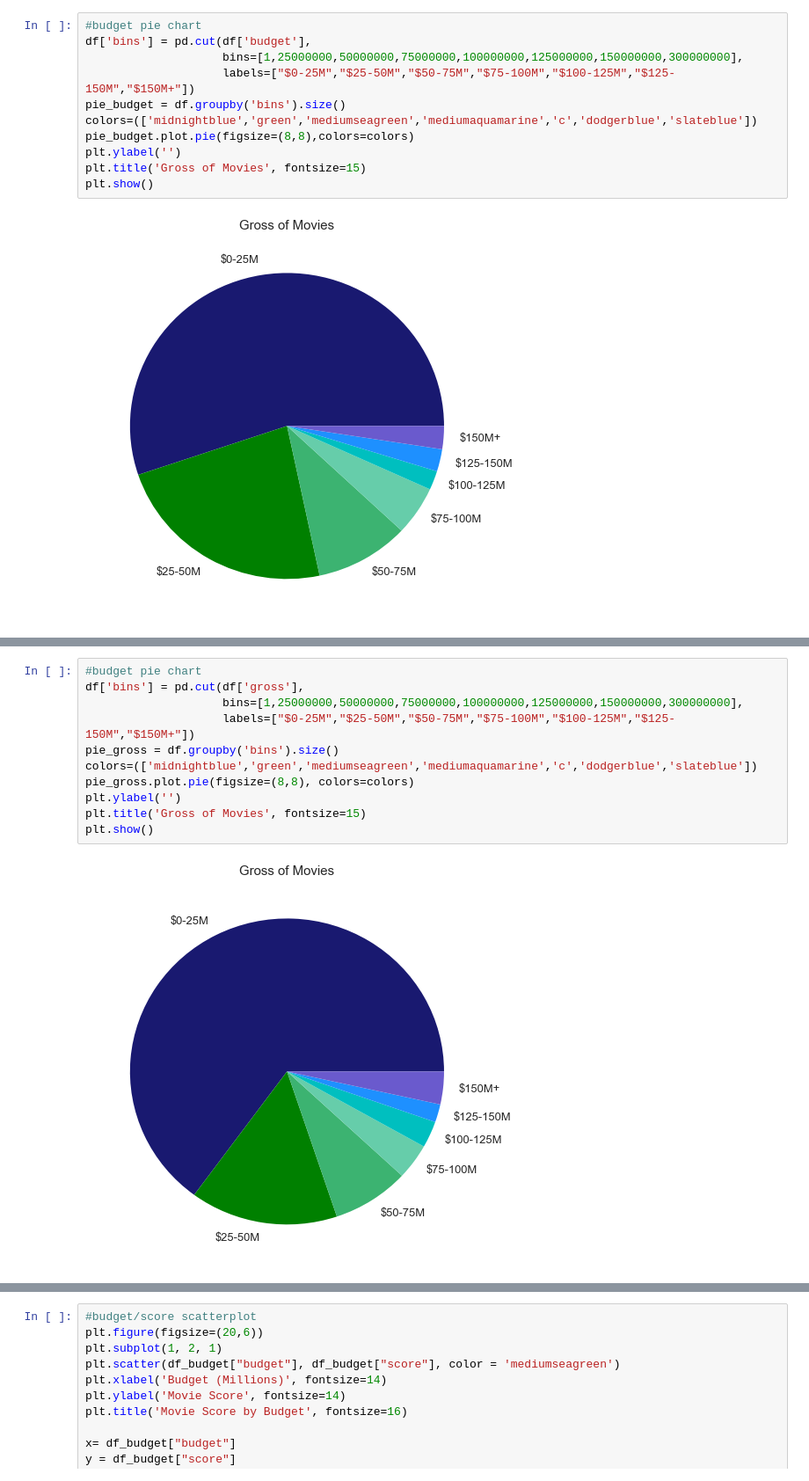
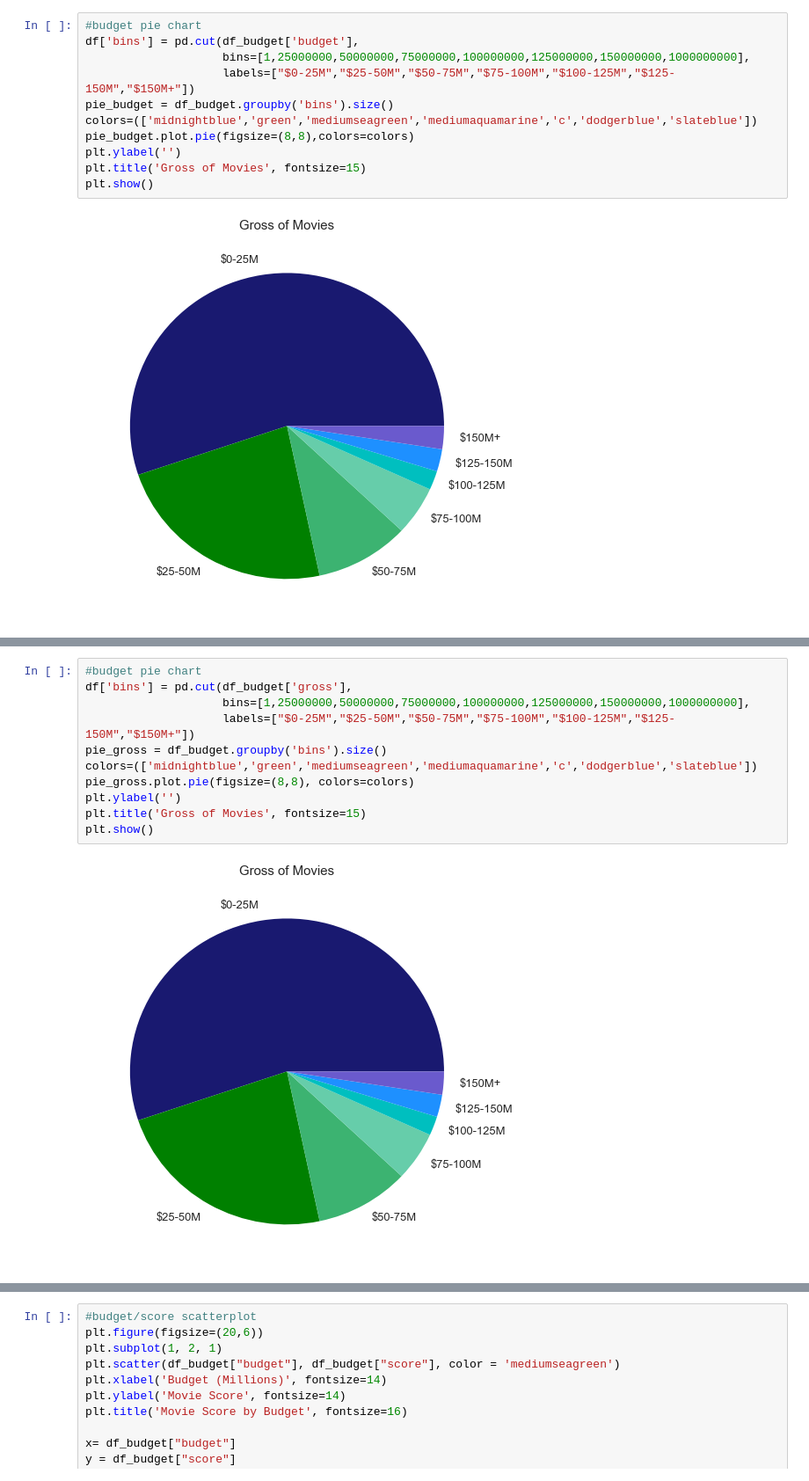
Before and after one commit to Toddizmo/Thinkful, a Jupyter notebook: Olsen_Todd_Capstone.ipynb, the cells around one changed output, grey strips where cells are left out. Shown at 88% size. Drawn from its saved outputs; the diff is of its cells as text.

```diff
--- a/Olsen_Todd_Capstone.ipynb
+++ b/Olsen_Todd_Capstone.ipynb
@@ -66,9 +68,9 @@ To answer our first question, let's begin by taking a look at the general budget
 # %%
 #budget pie chart
-df['bins'] = pd.cut(df['budget'],
-                    bins=[1,25000000,50000000,75000000,100000000,125000000,150000000,300000000],
+df['bins'] = pd.cut(df_budget['budget'],
+                    bins=[1,25000000,50000000,75000000,100000000,125000000,150000000,1000000000],
                     labels=["$0-25M","$25-50M","$50-75M","$75-100M","$100-125M","$125-150M","$150M+"])
-pie_budget = df.groupby('bins').size()
+pie_budget = df_budget.groupby('bins').size()
 colors=(['midnightblue','green','mediumseagreen','mediumaquamarine','c','dodgerblue','slateblue'])
 pie_budget.plot.pie(figsize=(8,8),colors=colors)
 plt.ylabel('')
@@ -101,13 +111,13 @@ Let's continue by familiarizing ourself with the general gross of movies.
 # %%
 #budget pie chart
-df['bins'] = pd.cut(df['gross'],
-                    bins=[1,25000000,50000000,75000000,100000000,125000000,150000000,300000000],
+df['bins'] = pd.cut(df_budget['gross'],
+                    bins=[1,25000000,50000000,75000000,100000000,125000000,150000000,1000000000],
                     labels=["$0-25M","$25-50M","$50-75M","$75-100M","$100-125M","$125-150M","$150M+"])
-pie_gross = df.groupby('bins').size()
+pie_gross = df_budget.groupby('bins').size()
 colors=(['midnightblue','green','mediumseagreen','mediumaquamarine','c','dodgerblue','slateblue'])
 pie_gross.plot.pie(figsize=(8,8), colors=colors)
 plt.ylabel('')
 plt.title('Gross of Movies', fontsize=15)
 plt.show()
 # %% [output]
-[figure, old version]
+[figure, new version]
```
Also changed, not shown: parts of 20 cells of this notebook.
